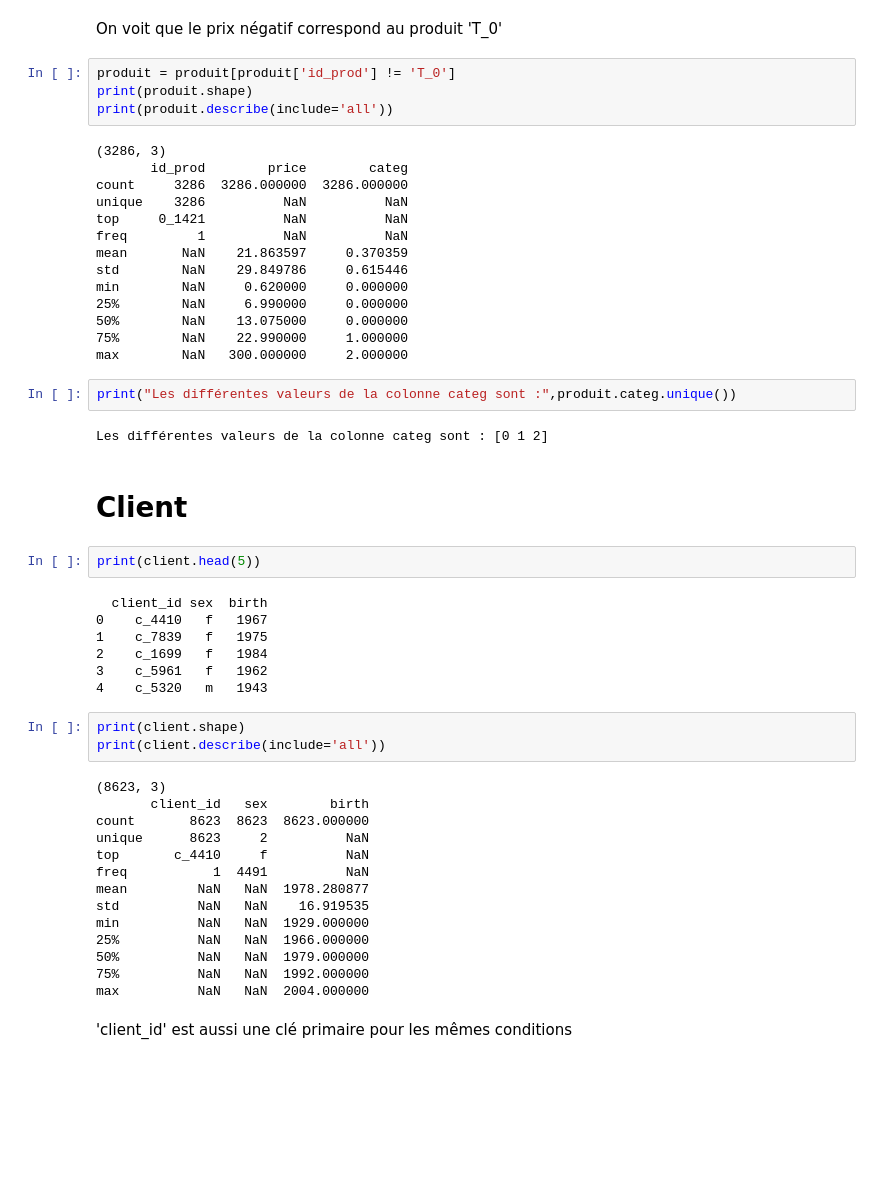
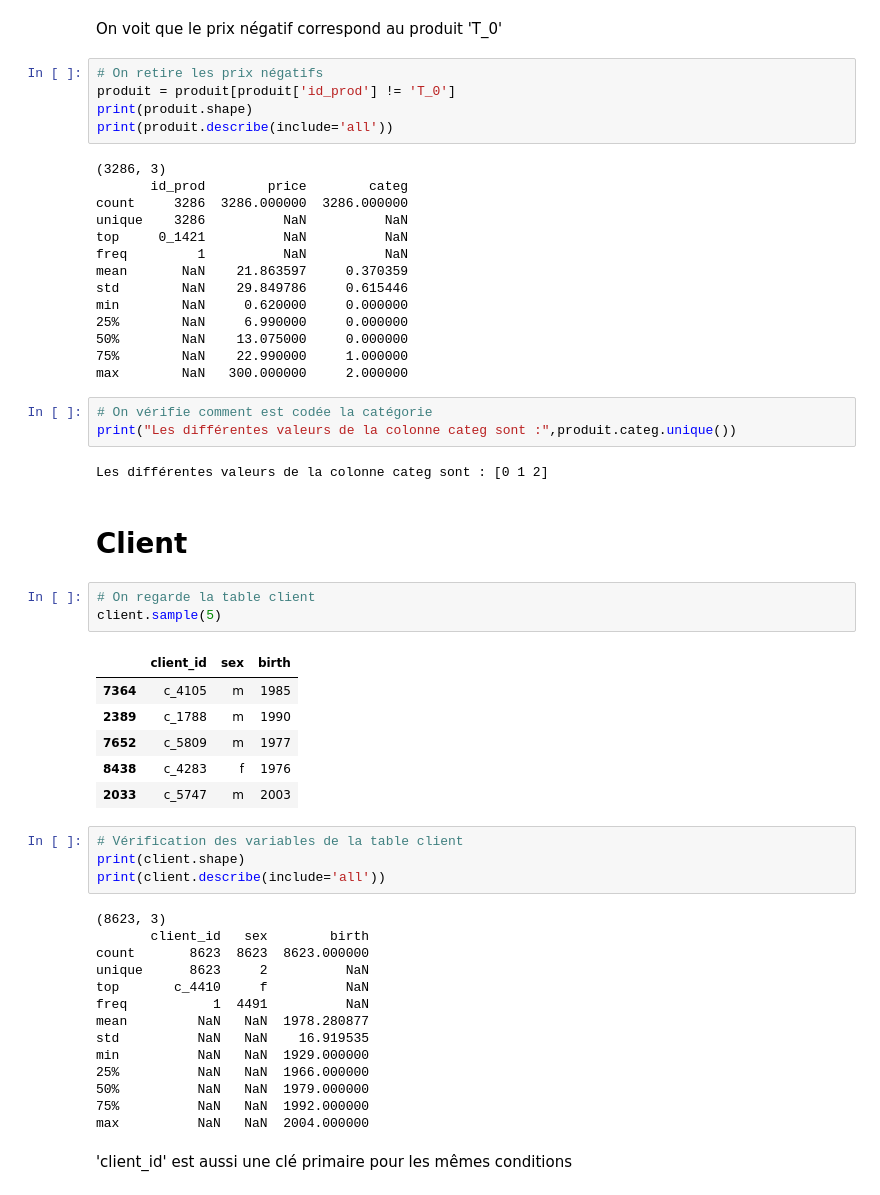
Before and after one commit to Sumoka14/Projet-n-6, a Jupyter notebook: Projet n°6.ipynb, the cells around one changed output. Saved outputs shown, nothing was run; the diff lists cells and outputs as text; blank space fills up the shorter version.

```diff
--- a/Projet n°6.ipynb
+++ b/Projet n°6.ipynb
@@ -79,6 +89,7 @@ print(produit.sort_values(by='price'))
 # %% [markdown]
 On voit que le prix négatif correspond au produit 'T_0'
 # %%
+# On retire les prix négatifs
 produit = produit[produit['id_prod'] != 'T_0']
 print(produit.shape)
 print(produit.describe(include='all'))
@@ -97,21 +108,24 @@ min        NaN     0.620000     0.000000
 75%        NaN    22.990000     1.000000
 max        NaN   300.000000     2.000000
 # %%
+# On vérifie comment est codée la catégorie
 print("Les différentes valeurs de la colonne categ sont :",produit.categ.unique())
 # %% [output]
 Les différentes valeurs de la colonne categ sont : [0 1 2]
 # %% [markdown]
 # Client
-# %%
-print(client.head(5))
-# %% [output]
-  client_id sex  birth
-0    c_4410   f   1967
-1    c_7839   f   1975
-2    c_1699   f   1984
-3    c_5961   f   1962
-4    c_5320   m   1943
+# %%
+# On regarde la table client
+client.sample(5)
+# %% [output]
+|  | client_id | sex | birth |
+| 7364 | c_4105 | m | 1985 |
+| 2389 | c_1788 | m | 1990 |
+| 7652 | c_5809 | m | 1977 |
+| 8438 | c_4283 | f | 1976 |
+| 2033 | c_5747 | m | 2003 |
 # %%
+# Vérification des variables de la table client
 print(client.shape)
 print(client.describe(include='all'))
 # %% [output]
```
Also changed, not shown: parts of 60 cells of this notebook.
